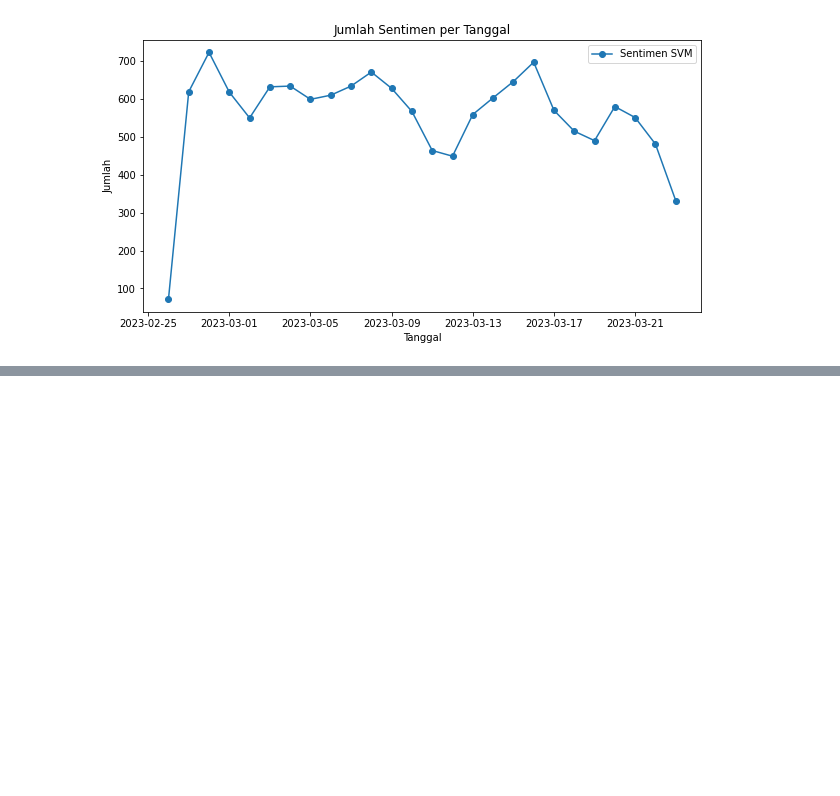
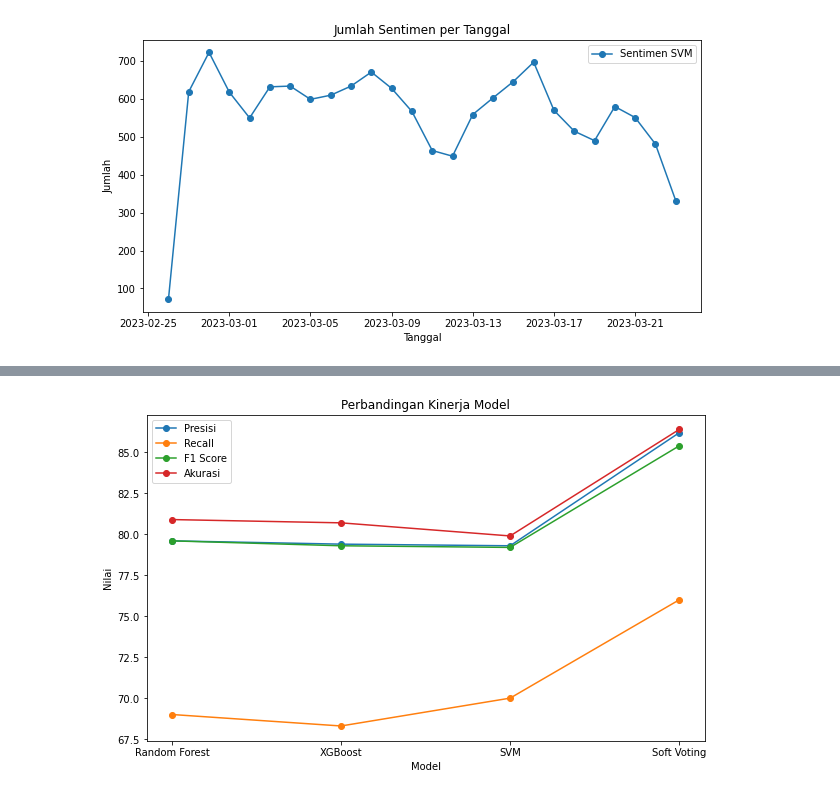
Before and after one commit to pahrul23/pahrul-skripsi, a Jupyter notebook: Hasil_dan_Pembahasan.ipynb, the cells around one changed output, grey strips where cells are left out. Drawn from its saved outputs; the diff is of its cells as text; code cells hidden in the pictures; blank space fills up the shorter version.

```diff
--- a/Hasil_dan_Pembahasan.ipynb
+++ b/Hasil_dan_Pembahasan.ipynb
@@ -132,0 +126,31 @@ at
+# %%
+import matplotlib.pyplot as plt
+
+# Data
+models = ['Random Forest', 'XGBoost', 'SVM', 'Soft Voting']
+presisi = [79.6, 79.4, 79.3, 86.2]
+recall = [69.0, 68.3, 70.0, 76.0]
+f1_score = [79.6, 79.3, 79.2, 85.4]
+akurasi = [80.9, 80.7, 79.9, 86.4]
+
+# Figure
+fig, ax = plt.subplots(figsize=(10, 6))
+
+# Plot
+ax.plot(models, presisi, marker='o', label='Presisi')
+ax.plot(models, recall, marker='o', label='Recall')
+ax.plot(models, f1_score, marker='o', label='F1 Score')
+ax.plot(models, akurasi, marker='o', label='Akurasi')
+
+# Title and Legend
+ax.set_title('Perbandingan Kinerja Model')
+ax.legend()
+
+# Axis Label
+ax.set_xlabel('Model')
+ax.set_ylabel('Nilai')
+
+# Show
+plt.show()
+# %% [output]
+[figure, added]
```
Also changed, not shown: parts of 5 cells of this notebook.
